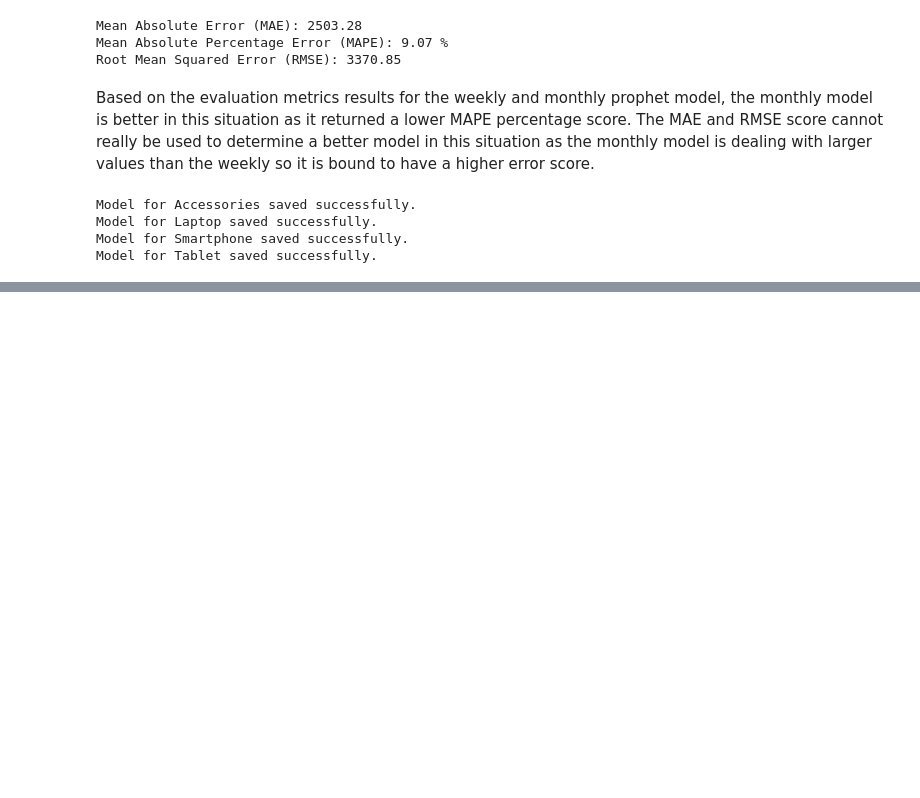
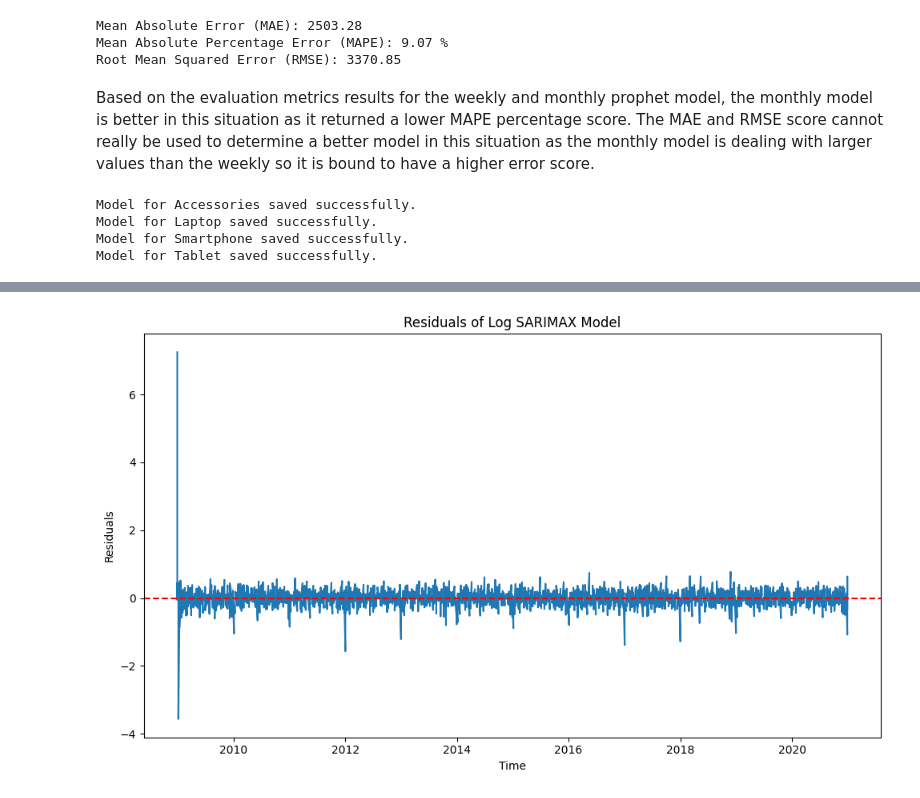
Before and after one commit to BevisEgwuchukwu/Forecasting-Sales-for-Fast-Moving-Consumer-Electronics, a Jupyter notebook: ModelTraining/Model&Evaluation.ipynb, the cells around one changed output, grey strips where cells are left out. Cells and saved outputs as stored; diff of their text form; code cells hidden in the pictures; blank space fills up the shorter version.

```diff
--- a/ModelTraining/Model&Evaluation.ipynb
+++ b/ModelTraining/Model&Evaluation.ipynb
@@ -311,0 +465,9 @@ To do this stationarity test, the Augmented Dickey-Fuller test will be used. Fir
+# %%
+ts_week['Log_Sales_Volume'] = np.log(ts_week['Sales_Volume'])
+# %%
+sarima_weekly_model_log = dict()
+
+for category in ts_week['Category'].unique():
+    sarimax_model_log = SARIMAX(ts_week['Log_Sales_Volume'], order = (1,1,1), seasonal_order=(1, 1, 1, 7))
+    sarimax_model_fit_log = sarimax_model_log.fit()
+    print(sarimax_model_fit_log.summary())
@@ -311,0 +543,13 @@ To do this stationarity test, the Augmented Dickey-Fuller test will be used. Fir
+# %%
+# plot the residuals
+residuals_week_sarimax_log = sarimax_model_fit_log.resid
+plt.figure(figsize=(10, 6))
+plt.plot(residuals_week_sarimax_log)
+plt.title('Residuals of Log SARIMAX Model')
+plt.xlabel('Time')
+plt.ylabel('Residuals')
+plt.axhline(0, color='red', linestyle='--')
+plt.tight_layout()
+plt.show()
+# %% [output]
+[figure, added]
```
Also changed, not shown: parts of 26 cells of this notebook, 24 other files.
